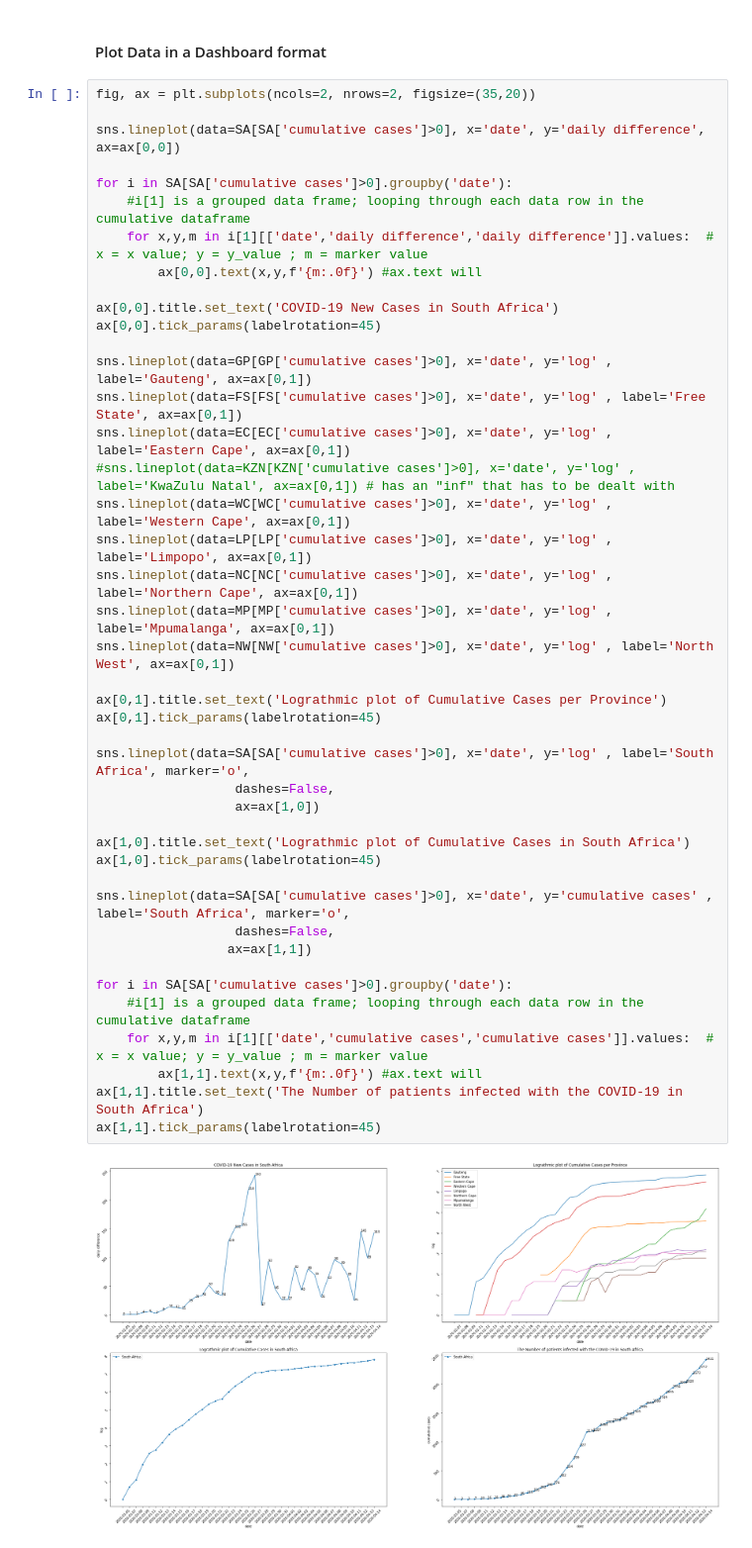
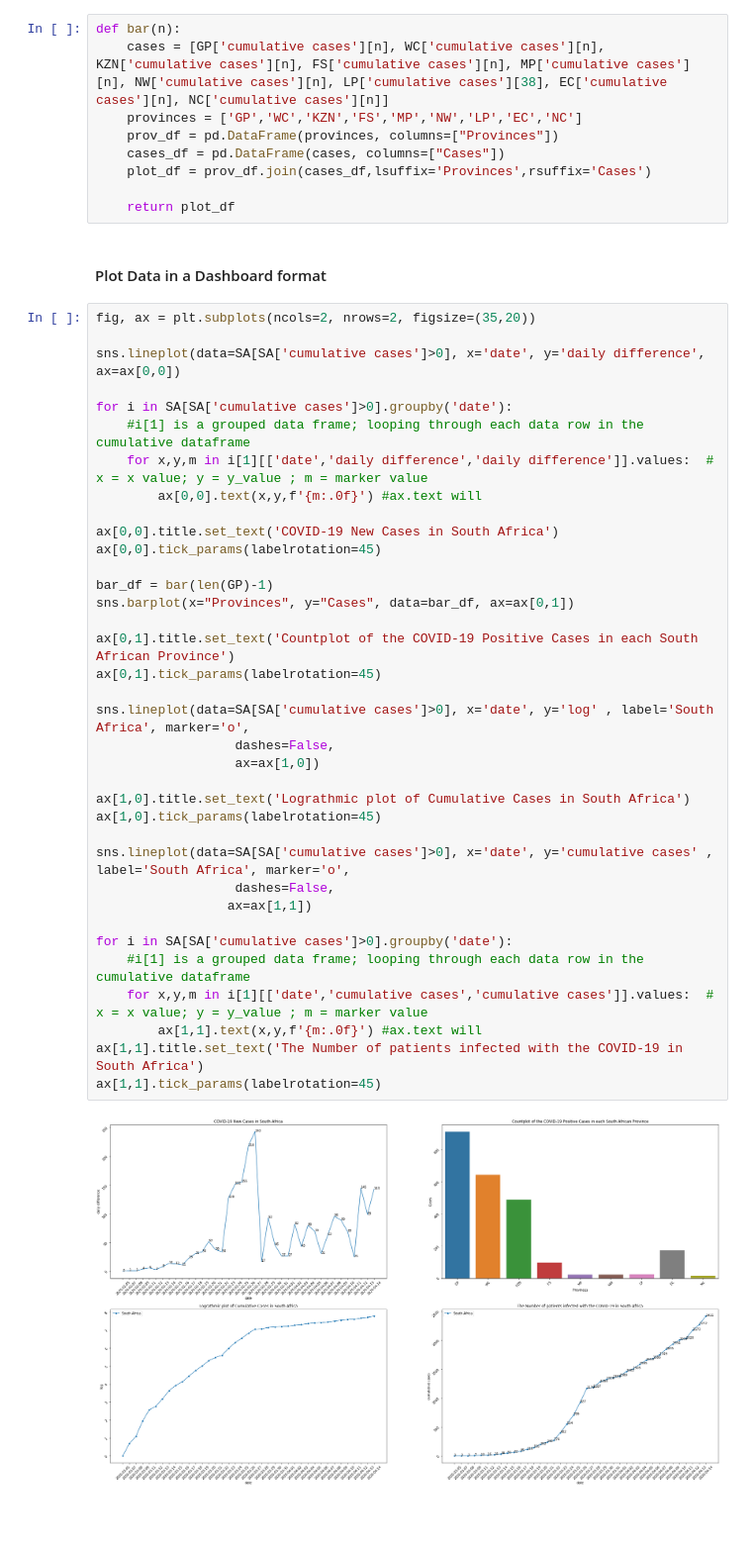
Before and after one commit to ridha-explore/coronasa, a Jupyter notebook: notebooks/COVID-19_EDA_South_Africa.ipynb, the cells around one changed output. Shown at 99% size. Cells and saved outputs as stored; diff of their text form; blank space fills up the shorter version.

```diff
--- a/notebooks/COVID-19_EDA_South_Africa.ipynb
+++ b/notebooks/COVID-19_EDA_South_Africa.ipynb
@@ -56,6 +56,15 @@ NC = daily("'NC'", engine)
 MP = daily("'MP'", engine)
 NW = daily("'NW'", engine)
 SA = daily("'total'", engine)
+# %%
+def bar(n):
+    cases = [GP['cumulative cases'][n], WC['cumulative cases'][n], KZN['cumulative cases'][n], FS['cumulative cases'][n], MP['cumulative cases'][n], NW['cumulative cases'][n], LP['cumulative cases'][38], EC['cumulative cases'][n], NC['cumulative cases'][n]]
+    provinces = ['GP','WC','KZN','FS','MP','NW','LP','EC','NC']
+    prov_df = pd.DataFrame(provinces, columns=["Provinces"])
+    cases_df = pd.DataFrame(cases, columns=["Cases"])
+    plot_df = prov_df.join(cases_df,lsuffix='Provinces',rsuffix='Cases')
+
+    return plot_df
 # %% [markdown]
 #### Plot Data in a Dashboard format
 # %%
@@ -65,41 +74,34 @@ sns.lineplot(data=SA[SA['cumulative cases']>0], x='date', y='daily difference',
 
 for i in SA[SA['cumulative cases']>0].groupby('date'):
     #i[1] is a grouped data frame; looping through each data row in the cumulative dataframe
     for x,y,m in i[1][['date','daily difference','daily difference']].values:  # x = x value; y = y_value ; m = marker value
         ax[0,0].text(x,y,f'{m:.0f}') #ax.text will
 
 ax[0,0].title.set_text('COVID-19 New Cases in South Africa')
 ax[0,0].tick_params(labelrotation=45)
 
-sns.lineplot(data=GP[GP['cumulative cases']>0], x='date', y='log' , label='Gauteng', ax=ax[0,1])
-sns.lineplot(data=FS[FS['cumulative cases']>0], x='date', y='log' , label='Free State', ax=ax[0,1])
-sns.lineplot(data=EC[EC['cumulative cases']>0], x='date', y='log' , label='Eastern Cape', ax=ax[0,1])
-#sns.lineplot(data=KZN[KZN['cumulative cases']>0], x='date', y='log' , label='KwaZulu Natal', ax=ax[0,1]) # has an "inf" that has to be dealt with
-sns.lineplot(data=WC[WC['cumulative cases']>0], x='date', y='log' , label='Western Cape', ax=ax[0,1])
-sns.lineplot(data=LP[LP['cumulative cases']>0], x='date', y='log' , label='Limpopo', ax=ax[0,1])
-sns.lineplot(data=NC[NC['cumulative cases']>0], x='date', y='log' , label='Northern Cape', ax=ax[0,1])
-sns.lineplot(data=MP[MP['cumulative cases']>0], x='date', y='log' , label='Mpumalanga', ax=ax[0,1])
-sns.lineplot(data=NW[NW['cumulative cases']>0], x='date', y='log' , label='North West', ax=ax[0,1])
+bar_df = bar(len(GP)-1)
+sns.barplot(x="Provinces", y="Cases", data=bar_df, ax=ax[0,1])
 
-ax[0,1].title.set_text('Lograthmic plot of Cumulative Cases per Province')
+ax[0,1].title.set_text('Countplot of the COVID-19 Positive Cases in each South African Province')
 ax[0,1].tick_params(labelrotation=45)
 
 sns.lineplot(data=SA[SA['cumulative cases']>0], x='date', y='log' , label='South Africa', marker='o',
                   dashes=False,
                   ax=ax[1,0])
 
 ax[1,0].title.set_text('Lograthmic plot of Cumulative Cases in South Africa')
 ax[1,0].tick_params(labelrotation=45)
 
 sns.lineplot(data=SA[SA['cumulative cases']>0], x='date', y='cumulative cases' , label='South Africa', marker='o',
                   dashes=False,
                  ax=ax[1,1])
 
 for i in SA[SA['cumulative cases']>0].groupby('date'):
     #i[1] is a grouped data frame; looping through each data row in the cumulative dataframe
     for x,y,m in i[1][['date','cumulative cases','cumulative cases']].values:  # x = x value; y = y_value ; m = marker value
         ax[1,1].text(x,y,f'{m:.0f}') #ax.text will
 ax[1,1].title.set_text('The Number of patients infected with the COVID-19 in South Africa')
 ax[1,1].tick_params(labelrotation=45)
 # %% [output]
-[figure, old version]
+[figure, new version]
```
Also changed, not shown: 2 other files.
